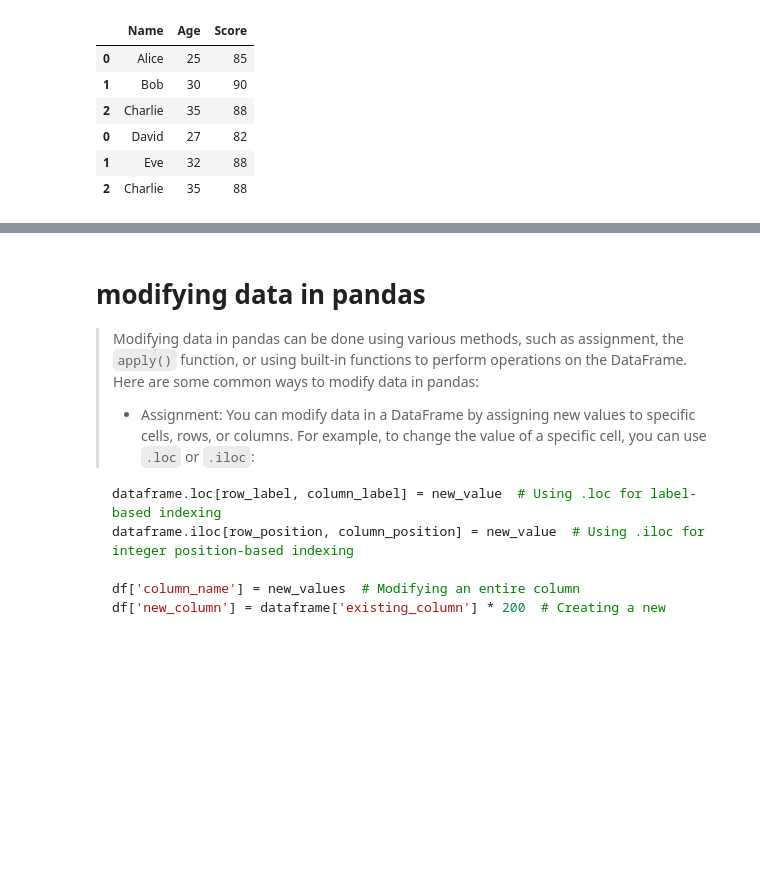
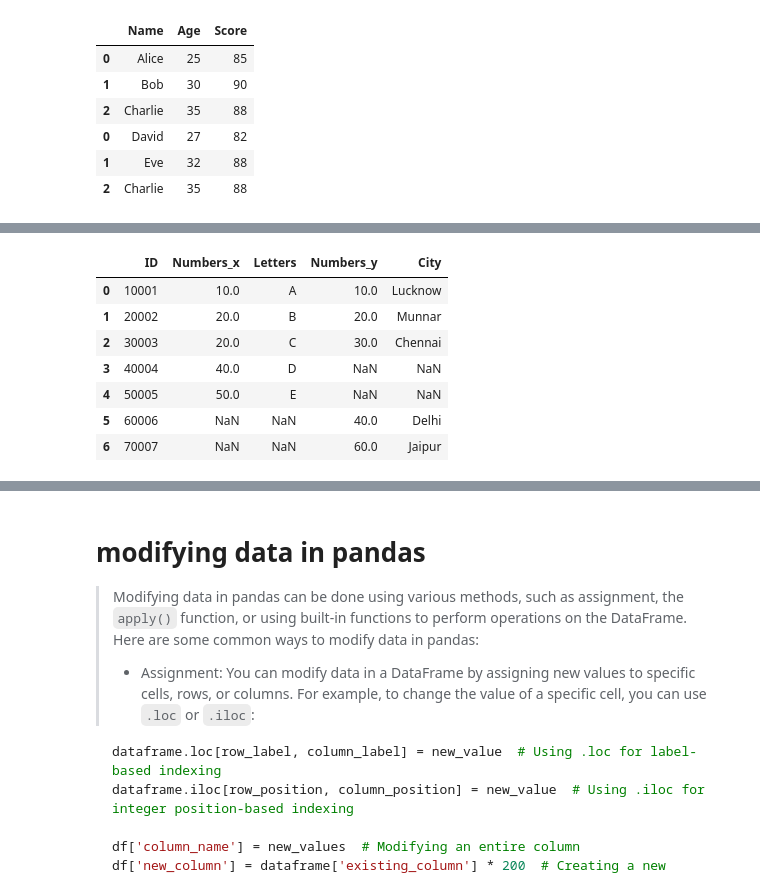
Before and after one commit to shivam-kumar25/mlp-programming, a Jupyter notebook: panda/pandaBasics.ipynb, the cells around one changed output, grey strips where cells are left out. Saved outputs shown, nothing was run; the diff lists cells and outputs as text; code cells hidden in the pictures; blank space fills up the shorter version.

```diff
--- a/panda/pandaBasics.ipynb
+++ b/panda/pandaBasics.ipynb
@@ -911,0 +939,18 @@ output of pd.concat([df1, df2], join='inner']):
+# %%
+data1 = {
+    "ID" : [10001,20002,30003,40004,50005],
+    "Numbers": [10,20,20,40,50],
+    "Letters":["A","B","C","D","E"]
+}
+
+df1 = pd.DataFrame(data1)
+display.display(df1)
+
+data2 = {
+    "ID" : [10001,20002,30003,60006,70007],
+    "Numbers": [10,20,30,40,60],
+    "City":["Lucknow","Munnar","Chennai","Delhi","Jaipur"]
+}
+
+df2 = pd.DataFrame(data2)
+display.display(df2)
@@ -911,0 +990,12 @@ output of pd.concat([df1, df2], join='inner']):
+# %%
+display.display(df1.merge(df2, on="ID", how="outer"))
+# this will merge the df1 and df2 DataFrames based on the "ID" column and perform an outer join. The resulting DataFrame will include all rows from both DataFrames, and where there are matching "ID" values, the corresponding data from both DataFrames will be combined. For rows with matching IDs (10001, 20002, and 30003), the resulting DataFrame will contain the columns "ID", "Numbers_x", "Letters", "Numbers_y", and "City". For rows that do not have a match in the other DataFrame (IDs 40004 and 50005 from df1, and 60006 and 70007 from df2), the resulting DataFrame will still include those rows, but the columns from the other DataFrame will contain NaN values for those unmatched rows.
+# %% [output]
+|  | ID | Numbers_x | Letters | Numbers_y | City |
+| 0 | 10001 | 10.0 | A | 10.0 | Lucknow |
+| 1 | 20002 | 20.0 | B | 20.0 | Munnar |
+| 2 | 30003 | 20.0 | C | 30.0 | Chennai |
+| 3 | 40004 | 40.0 | D | NaN | NaN |
+| 4 | 50005 | 50.0 | E | NaN | NaN |
+| 5 | 60006 | NaN | NaN | 40.0 | Delhi |
+| 6 | 70007 | NaN | NaN | 60.0 | Jaipur |
```
Also changed, not shown: parts of 20 cells of this notebook, 4 other files.
